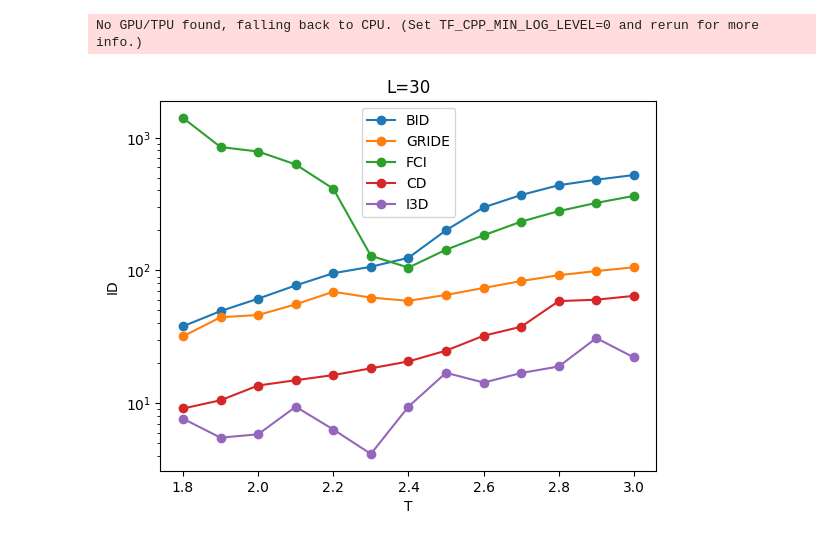
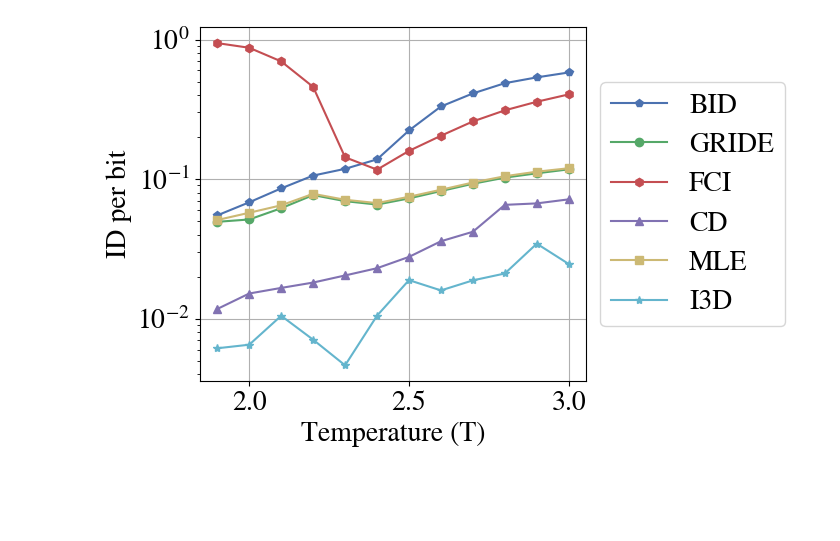
Before and after one commit to acevedo-s/BID, a Jupyter notebook: Ising-Square/Tcomparison.ipynb, the cells around one changed output. Saved outputs shown, nothing was run; the diff lists cells and outputs as text; code cells hidden in the pictures; blank space fills up the shorter version.

```diff
--- a/Ising-Square/Tcomparison.ipynb
+++ b/Ising-Square/Tcomparison.ipynb
@@ -1,9 +0,0 @@
-# %%
-import matplotlib.pyplot as plt
-import os,sys
-import numpy as np
-from dadapy._utils.stochastic_minimization_hamming import *
-sys.path.append('../')
-from paths import *
-# %% [output]
-No GPU/TPU found, falling back to CPU. (Set TF_CPP_MIN_LOG_LEVEL=0 and rerun for more info.)
@@ -17,6 +34,7 @@ alphamin = 0
 alphamax = .1
 histfolder = f'distances/results/hist/'
 # %%
+eps = 1E-7
 T_list = np.arange(1.8,3+eps,.1)
 
 ID_BID = np.zeros(shape=(len(T_list),))
@@ -27,14 +45,14 @@ ID_I3D = np.zeros(shape=ID_BID.shape)
 for T_id,T in enumerate(T_list):
   ### BID
   H = Hamming()
-  H.D_histogram(
-                T=T,
-                L=L,
-                Ns=Ns,
-                resultsfolder=histfolder,
-                )
+  # H.D_histogram(
+  #               T=T,
+  #               L=L,
+  #               Ns=Ns,
+  #               resultsfolder=histfolder,
+  #               )
   optfolder0 = f'BID/results/opt/L{L}/T{T:.2f}/'
-  B = BID(H,
+  B = BID(
           alphamin=alphamin,
           alphamax=alphamax,
           seed=1,
@@ -71,20 +89,30 @@ for T_id,T in enumerate(T_list):
 ### CD
 resultsfolder = f'CD/results/'
 ID_CD = np.loadtxt(resultsfolder + f'ds_L{L}.txt')
+### MLE
+resultsfolder = f'MLE/results/L_{L}/M_flag_1/'
+T_MLE,ID_MLE = np.loadtxt(resultsfolder + f'd.txt',unpack = True)
 # %%
 fig,ax = plt.subplots(1)
-
-ax.plot(T_list,ID_BID,'o-',label='BID')
-ax.plot(T_list,ID_GRIDE,'o-',label='GRIDE')
-ax.plot(T_list,ID_FCI,'o-',label='FCI')
-ax.plot(T_list,ID_CD,'o-',label='CD')
-ax.plot(T_list,ID_I3D,'o-',label='I3D')
+start = 1
+ax.plot(T_list[start:],ID_BID[start:] / L**2,marker=markers[0],label='BID')
+ax.plot(T_list[start:],ID_GRIDE[start:]/ L**2,marker=markers[1],label='GRIDE')
+ax.plot(T_list[start:],ID_FCI[start:]/ L**2,marker=markers[2],label='FCI')
+ax.plot(T_list[start:],ID_CD[start:]/ L**2,marker=markers[3],label='CD')
+ax.plot(T_MLE[start:],ID_MLE[start:]/ L**2,marker=markers[4],label='MLE')
+ax.plot(T_list[start:],ID_I3D[start:]/ L**2,marker=markers[5],label='I3D')
 
 ax.legend()
 ax.set_yscale('log')
-ax.set_xlabel('T')
-ax.set_ylabel('ID')
-plt.title(f'{L=}')
+ax.set_xlabel('Temperature (T)')
+ax.set_ylabel('ID per bit')
+# plt.title(f'{L=}')
+
+ax.grid('true')
+box = ax.get_position()
+ax.set_position([box.x0, box.y0, box.width * 0.8, box.height])
+ax.legend(loc='center left', bbox_to_anchor=(1, 0.5))
+
 plt.show()
 # %% [output]
-[figure, old version]
+[figure, new version]
```
Also changed, not shown: parts of 2 cells of this notebook, 6 other files.
